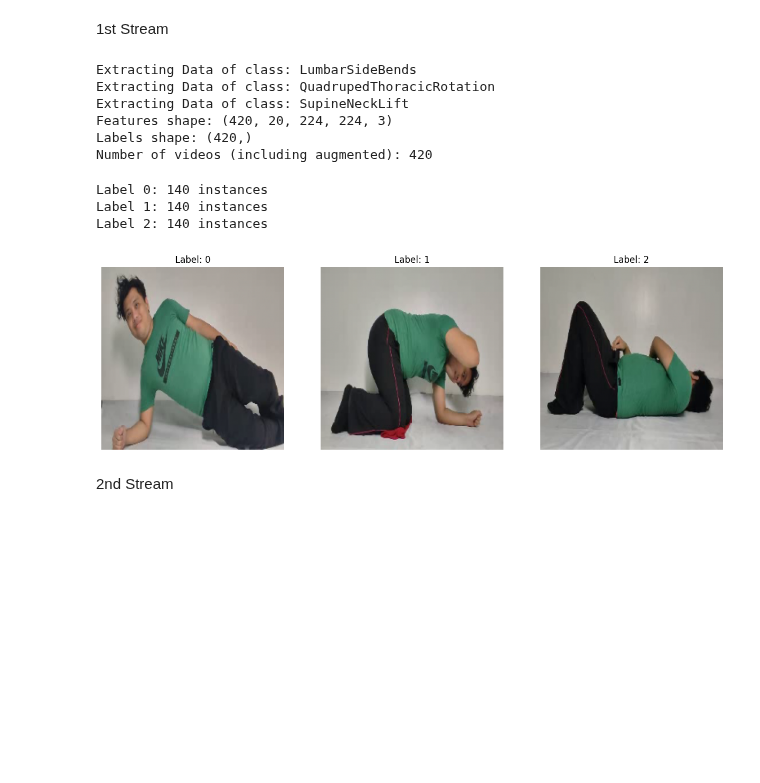
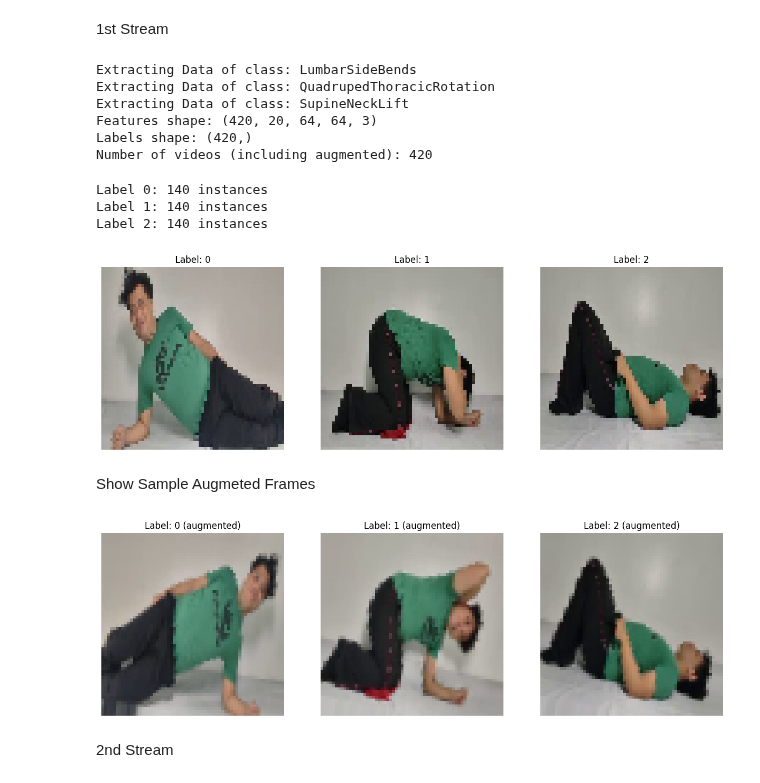
Before and after one commit to AngieS-git/CNN_GRU_usingRGBOF, a Jupyter notebook: main.ipynb, the cells around one changed output. Cells and saved outputs as stored; diff of their text form; code cells hidden in the pictures; blank space fills up the shorter version.

```diff
--- a/main.ipynb
+++ b/main.ipynb
@@ -148,7 +155,7 @@ for counter, random_index in enumerate(random_range, 1):
 # %% [markdown]
 ## PreProcess the Dataset
 # %%
-IMAGE_HEIGHT, IMAGE_WIDTH =  224, 224 #for rgb/1st stream
+IMAGE_HEIGHT, IMAGE_WIDTH =  64, 64 #for rgb/1st stream
 
 SEQUENCE_LENGTH = 20
 
@@ -425,7 +432,6 @@ def create_dataset_1st():
     return features1, labels1, video_files_paths1
 # %%
 features1, labels1, video_files_paths1 = create_dataset_1st()
-
 
 print(f"Features shape: {features1.shape}")
 print(f"Labels shape: {labels1.shape}")
@@ -434,7 +440,7 @@ print(f"Number of videos (including augmented): {len(video_files_paths1)}")
 Extracting Data of class: LumbarSideBends
 Extracting Data of class: QuadrupedThoracicRotation
 Extracting Data of class: SupineNeckLift
-Features shape: (420, 20, 224, 224, 3)
+Features shape: (420, 20, 64, 64, 3)
 Labels shape: (420,)
 Number of videos (including augmented): 420
 # %%
@@ -470,7 +476,45 @@ for i, label in enumerate(unique_labels1):
 
 plt.show()
 # %% [output]
-[figure, old version]
+[figure, new version]
+# %% [markdown]
+Show Sample Augmeted Frames
+# %%
+plt.figure(figsize=(15, 5))
+
+# Get unique labels (assumes labels1 is a NumPy array)
+unique_labels = np.unique(labels1)
+
+for i, label in enumerate(unique_labels):
+    # Find all indices where the sample has the current label and is an augmented sample.
+    # We check if '_aug' is in the corresponding file path.
+    augmented_indices = [
+        j for j, (lab, path) in enumerate(zip(labels1, video_files_paths1))
+        if lab == label and '_aug' in path
+    ]
+
+    # If no augmented sample is found, use the first original sample.
+    if len(augmented_indices) == 0:
+        print(f"No augmented sample found for label {label}. Using original sample.")
+        index = np.where(labels1 == label)[0][0]
+    else:
+        index = augmented_indices[0]
+
+    # Extract the video frames for the chosen sample.
+    frames = features1[index]
+
+    # Select a random frame from the sequence.
+    random_frame = frames[np.random.randint(0, len(frames))]
+
+    # Plot the frame.
+    plt.subplot(1, len(unique_labels), i + 1)
+    plt.imshow(random_frame)
+    plt.title(f"Label: {label} (augmented)")
+    plt.axis('off')
+
+plt.show()
+# %% [output]
+[figure, added]
 # %% [markdown]
 2nd Stream
 # %%
```
Also changed, not shown: parts of 10 cells of this notebook, 1 other file.
